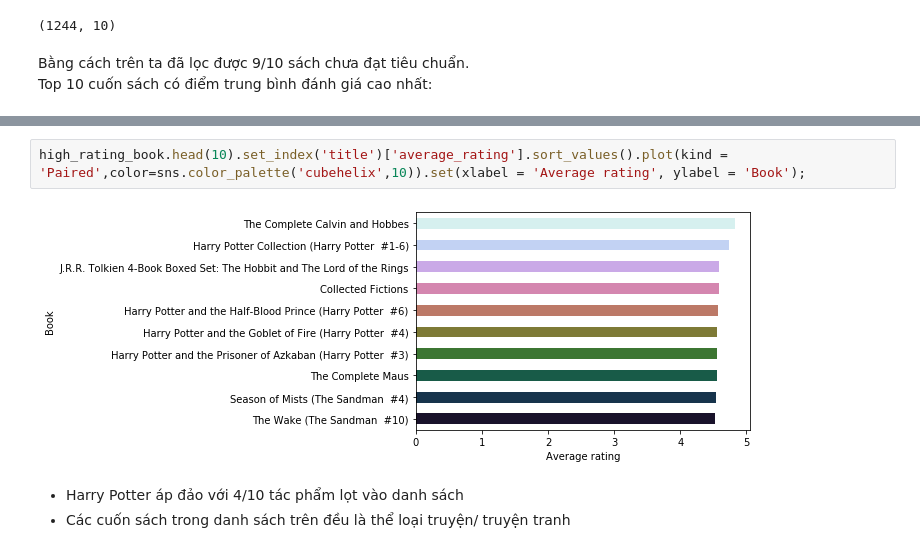
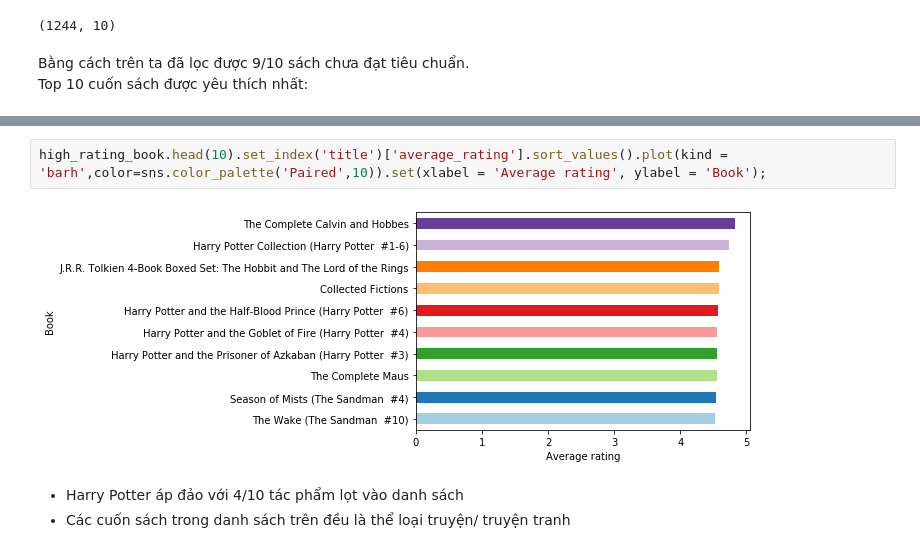
Before and after one commit to phucmanh1999/Final_Project_PFDS, a Jupyter notebook: 1712590-NguyenPhucManh.ipynb, the cells around one changed output, grey strips where cells are left out. Saved outputs shown, nothing was run; the diff lists cells and outputs as text.

```diff
--- a/1712590-NguyenPhucManh.ipynb
+++ b/1712590-NguyenPhucManh.ipynb
@@ -379,7 +396,7 @@ high_rating_book.shape
 (1244, 10)
 # %% [markdown]
 Bằng cách trên ta đã lọc được 9/10 sách chưa đạt tiêu chuẩn.
-Top 10 cuốn sách có điểm trung bình đánh giá cao nhất:
+Top 10 cuốn sách được yêu thích nhất:
 # %%
 high_rating_book.head(10)
 # %% [output]
@@ -395,9 +412,9 @@ high_rating_book.head(10)
 | 6691 | 25101 | Season of Mists (The Sandman #4) | Neil Gaiman/Matt Wagner/George Pr... | 4.5400 | eng | 217 | 50951 | ... |
 | 6694 | 25104 | The Wake (The Sandman #10) | Neil Gaiman/Michael Zulli/Jon J. ... | 4.5200 | eng | 191 | 37038 | ... |
 # %%
-high_rating_book.head(10).set_index('title')['average_rating'].sort_values().plot(kind = 'Paired',color=sns.color_palette('cubehelix',10)).set(xlabel = 'Average rating', ylabel = 'Book');
+high_rating_book.head(10).set_index('title')['average_rating'].sort_values().plot(kind = 'barh',color=sns.color_palette('Paired',10)).set(xlabel = 'Average rating', ylabel = 'Book');
 # %% [output]
-[figure, old version]
+[figure, new version]
 # %% [markdown]
 - Harry Potter áp đảo với 4/10 tác phẩm lọt vào danh sách
 - Các cuốn sách trong danh sách trên đều là thể loại truyện/ truyện tranh
```
Also changed, not shown: parts of 29 cells of this notebook.
